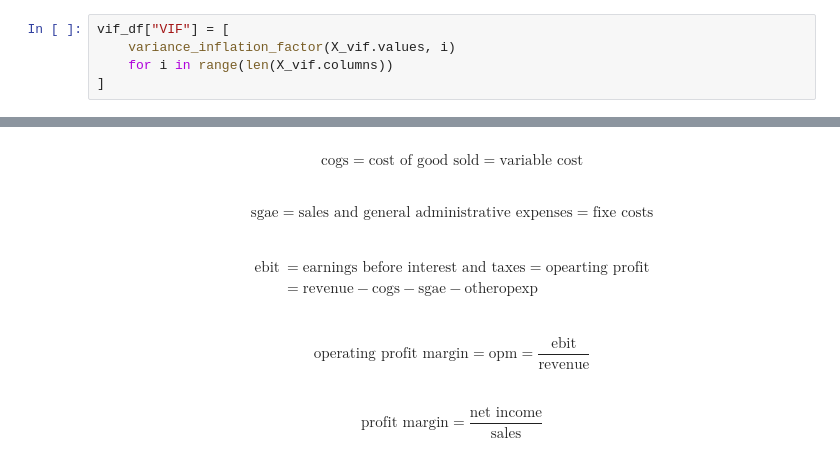
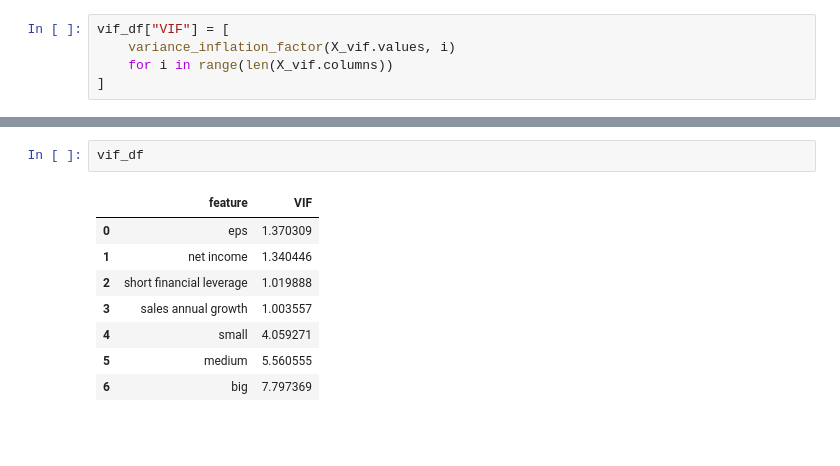
Before and after one commit to carlosahs/tc3006c-stats-module, a Jupyter notebook: stock_stats.ipynb, the cells around one changed output, grey strips where cells are left out. Saved outputs shown, nothing was run; the diff lists cells and outputs as text; blank space fills up the shorter version.

```diff
--- a/stock_stats.ipynb
+++ b/stock_stats.ipynb
@@ -554,23 +521,11 @@ $$
-# %% [markdown]
-$$
-\text{cogs} = \text{cost of good sold} = \text{variable cost}
-$$
-# %% [markdown]
-$$
-\text{sgae} = \text{sales and general administrative expenses} = \text{fixe costs}
-$$
-# %% [markdown]
-$$
-\begin{aligned}
-\text{ebit} &= \text{earnings before interest and taxes} = \text{opearting profit} \\
-            &= \text{revenue} - \text{cogs} - \text{sgae} - \text{otheropexp}
-\end{aligned}
-$$
-# %% [markdown]
-$$
-\text{operating profit margin} = \text{opm} = \frac{\text{ebit}}{\text{revenue}}
-$$
-# %% [markdown]
-$$
-\text{profit margin} = \frac{\text{net income}}{\text{sales}}
-$$
+# %%
+vif_df
+# %% [output]
+|  | feature | VIF |
+| 0 | eps | 1.370309 |
+| 1 | net income | 1.340446 |
+| 2 | short financial leverage | 1.019888 |
+| 3 | sales annual growth | 1.003557 |
+| 4 | small | 4.059271 |
+| 5 | medium | 5.560555 |
+| 6 | big | 7.797369 |
```
Also changed, not shown: parts of 10 cells of this notebook.
